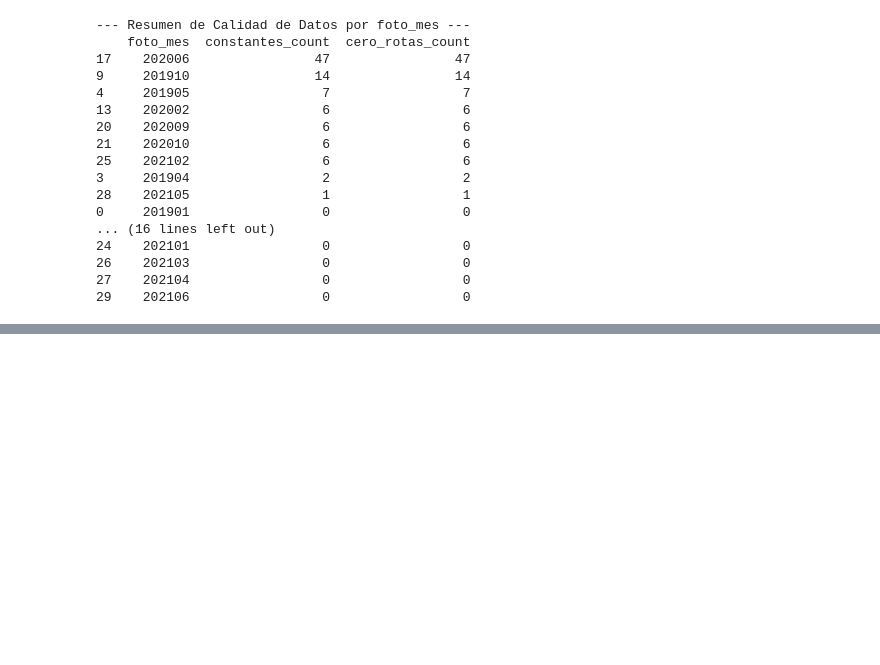
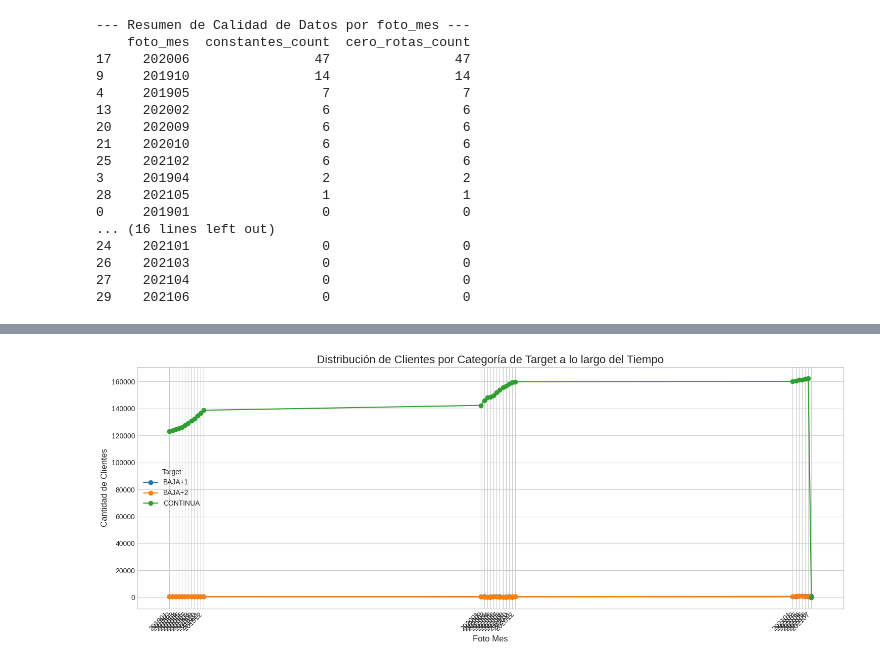
Before and after one commit to AgustinCdeCelis/dmeyf2025, a Jupyter notebook: competencia_02/EDA.ipynb, the cells around one changed output, grey strips where cells are left out. Saved outputs shown, nothing was run; the diff lists cells and outputs as text; code cells hidden in the pictures; blank space fills up the shorter version.

Commit message:
analisis de Target

```diff
--- a/competencia_02/EDA.ipynb
+++ b/competencia_02/EDA.ipynb
@@ -236,0 +239,24 @@ print(resumen_final.sort_values(by=['constantes_count', 'cero_rotas_count'], asc
+# %%
+df = pd.read_csv(ruta_absoluta,low_memory=False)
+# %%
+import pandas as pd
+import matplotlib.pyplot as plt
+import seaborn as sns
+
+# Suponiendo que tu DataFrame de clientes se llama 'df'
+# Renombra 'clase_ternaria' si tu columna target tiene otro nombre.
+TARGET_COL = 'clase_ternaria'
+
+# 1. Agrupar por 'foto_mes' y la columna target, y contar los registros
+distribucion_mensual = df.groupby(['foto_mes', TARGET_COL]).size().reset_index(name='Cantidad')
+
+# 2. Pivotear la tabla para tener las categorías del target como columnas,
+# lo cual es ideal para graficar series de tiempo.
+distribucion_pivot = distribucion_mensual.pivot(
+    index='foto_mes',
+    columns=TARGET_COL,
+    values='Cantidad'
+).fillna(0) # Llenar cualquier mes donde una categoría no exista con 0
+
+print("--- Distribución Mensual del Target ---")
+print(distribucion_pivot.head())
@@ -236,0 +272,23 @@ print(resumen_final.sort_values(by=['constantes_count', 'cero_rotas_count'], asc
+# %%
+# Configuración del gráfico
+plt.figure(figsize=(15, 6))
+plt.style.use('seaborn-v0_8-whitegrid')
+
+# Generar el gráfico de líneas
+distribucion_pivot.plot(kind='line', marker='o', ax=plt.gca())
+
+# Configuración de Etiquetas y Títulos
+plt.title('Distribución de Clientes por Categoría de Target a lo largo del Tiempo', fontsize=16)
+plt.xlabel('Foto Mes', fontsize=12)
+plt.ylabel('Cantidad de Clientes', fontsize=12)
+plt.xticks(
+    rotation=45,
+    ha='right',
+    ticks=distribucion_pivot.index,
+    labels=distribucion_pivot.index.astype(str) # Asegura que las etiquetas sean cadenas
+)
+plt.legend(title='Target')
+plt.tight_layout() # Ajusta el diseño para que no se corten las etiquetas
+plt.show()
+# %% [output]
+[figure, added]
```
Also changed, not shown: parts of 7 cells of this notebook.
